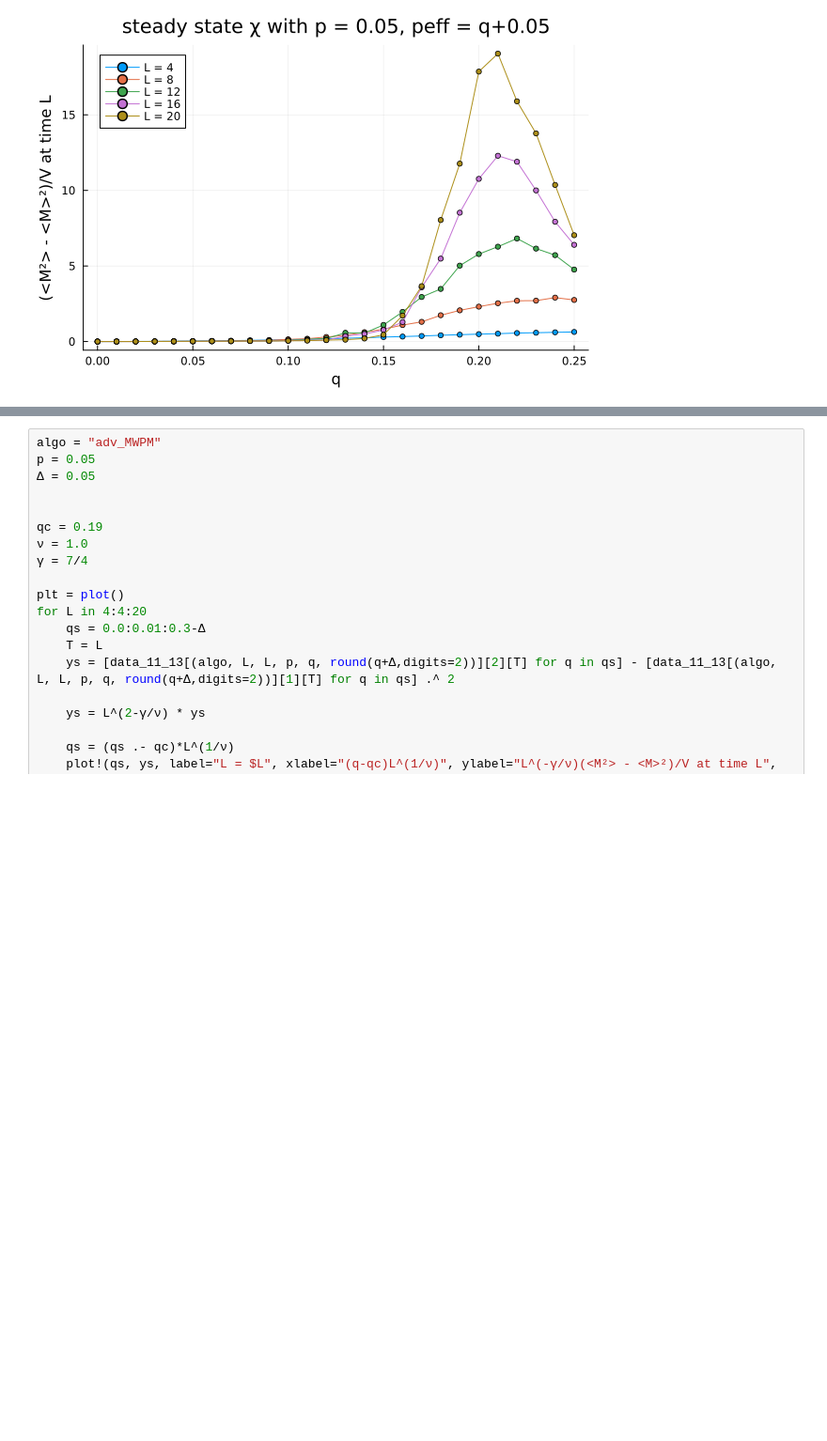
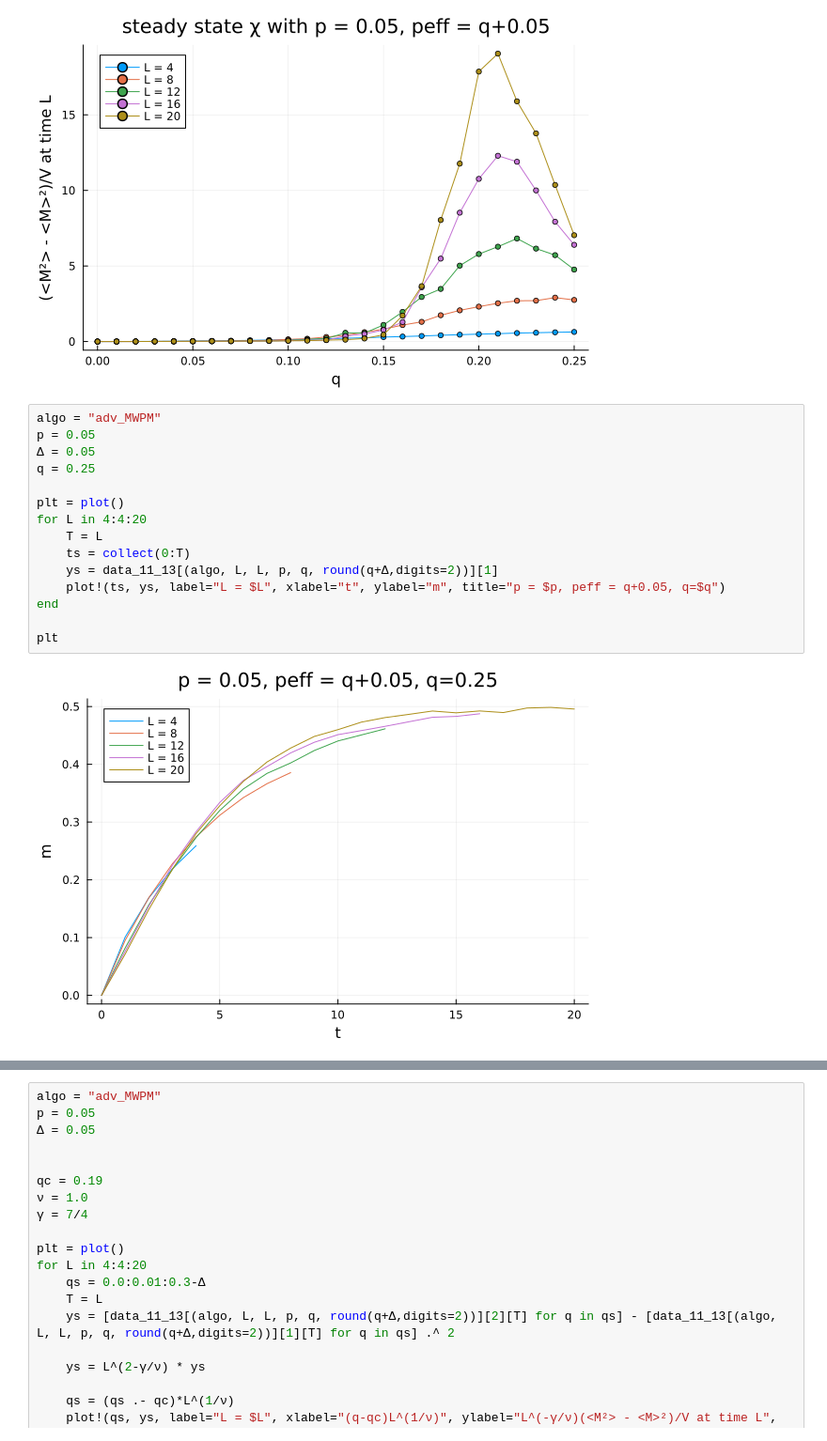
Before and after one commit to jahauser/single_shot, a Jupyter notebook: notebooks/25_11_13.ipynb, the cells around one changed output, grey strips where cells are left out. Shown at 94% size. Cells and saved outputs as stored; diff of their text form; blank space fills up the shorter version.

```diff
--- a/notebooks/25_11_13.ipynb
+++ b/notebooks/25_11_13.ipynb
@@ -109,3 +147,20 @@ end
 plt
 # %% [output]
 [figure]
+# %%
+algo = "adv_MWPM"
+p = 0.05
+Δ = 0.05
+q = 0.25
+
+plt = plot()
+for L in 4:4:20
+    T = L
+    ts = collect(0:T)
+    ys = data_11_13[(algo, L, L, p, q, round(q+Δ,digits=2))][1]
+    plot!(ts, ys, label="L = $L", xlabel="t", ylabel="m", title="p = $p, peff = q+0.05, q=$q")
+end
+
+plt
+# %% [output]
+[figure, added]
```
Also changed, not shown: parts of 4 cells of this notebook, 6 other files.
